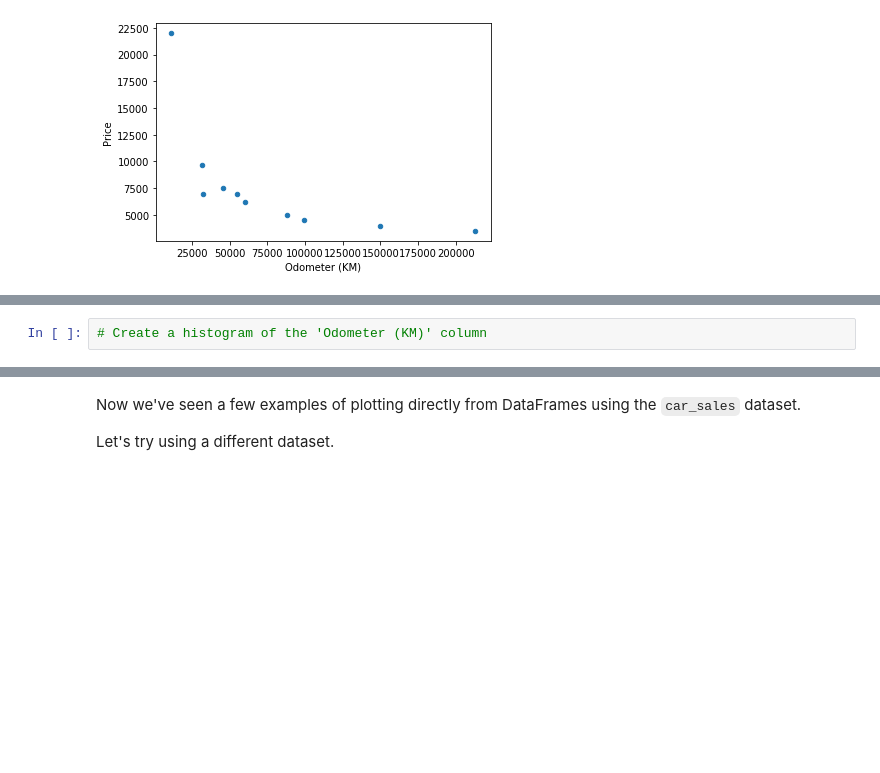
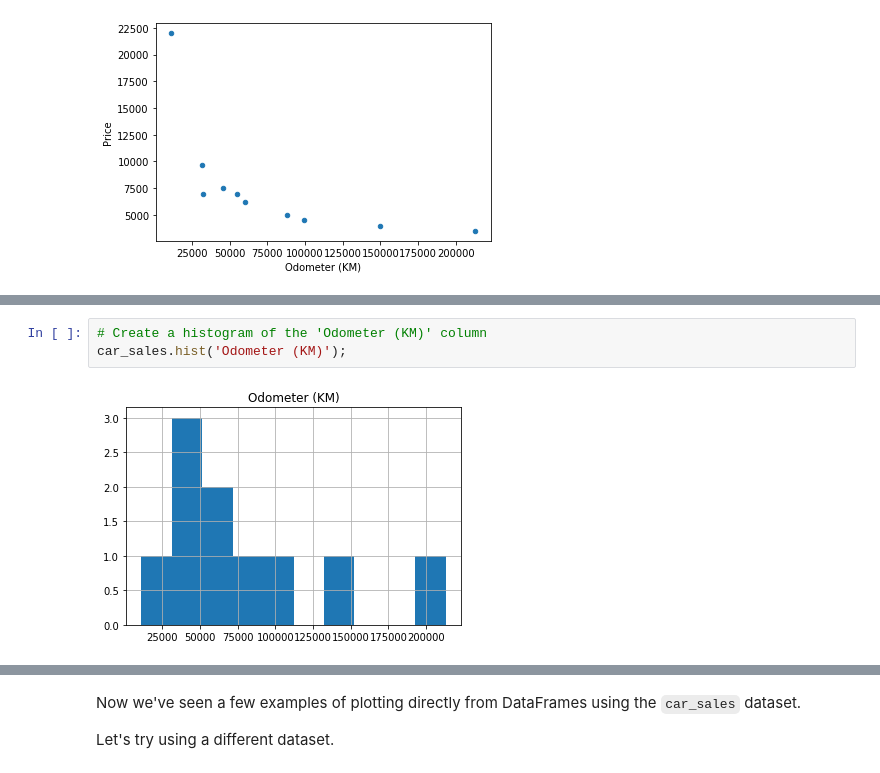
Before and after one commit to looreen/DS-ML-learning, a Jupyter notebook: matplotlib-exercises.ipynb, the cells around one changed output, grey strips where cells are left out. Cells and saved outputs as stored; diff of their text form; blank space fills up the shorter version.

```diff
--- a/matplotlib-exercises.ipynb
+++ b/matplotlib-exercises.ipynb
@@ -309,4 +317,7 @@ car_sales.plot('Odometer (KM)', 'Price', kind='scatter');
 # %%
 # Create a histogram of the 'Odometer (KM)' column
+car_sales.hist('Odometer (KM)');
+# %% [output]
+[figure, added]
 # %%
 # Create a histogram of the 'Price' column with 20 bins
```
Also changed, not shown: parts of 15 cells of this notebook, 1 other file.
